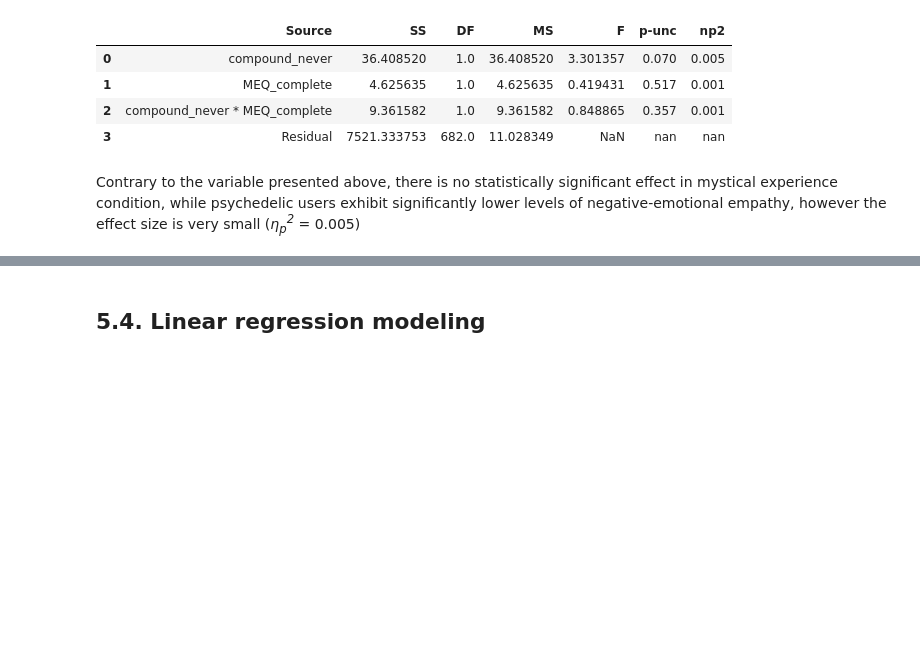
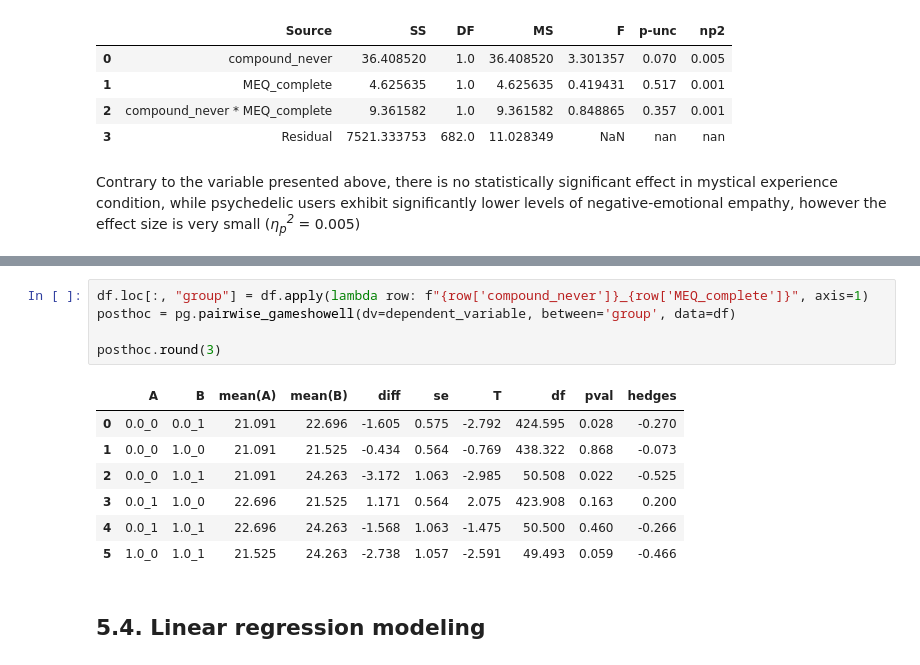
Before and after one commit to michal-owsiak/swps-university-research, a Jupyter notebook: research.ipynb, the cells around one changed output, grey strips where cells are left out. Drawn from its saved outputs; the diff is of its cells as text; blank space fills up the shorter version.

```diff
--- a/research.ipynb
+++ b/research.ipynb
@@ -934,3 +1036,16 @@ Contrary to the variable presented above, there is no statistically significant
+# %%
+df.loc[:, "group"] = df.apply(lambda row: f"{row['compound_never']}_{row['MEQ_complete']}", axis=1)
+posthoc = pg.pairwise_gameshowell(dv=dependent_variable, between='group', data=df)
+
+posthoc.round(3)
+# %% [output]
+|  | A | B | mean(A) | mean(B) | diff | se | T | df | pval | hedges |
+| 0 | 0.0_0 | 0.0_1 | 21.091 | 22.696 | -1.605 | 0.575 | -2.792 | 424.595 | 0.028 | -0.270 |
+| 1 | 0.0_0 | 1.0_0 | 21.091 | 21.525 | -0.434 | 0.564 | -0.769 | 438.322 | 0.868 | -0.073 |
+| 2 | 0.0_0 | 1.0_1 | 21.091 | 24.263 | -3.172 | 1.063 | -2.985 | 50.508 | 0.022 | -0.525 |
+| 3 | 0.0_1 | 1.0_0 | 22.696 | 21.525 | 1.171 | 0.564 | 2.075 | 423.908 | 0.163 | 0.200 |
+| 4 | 0.0_1 | 1.0_1 | 22.696 | 24.263 | -1.568 | 1.063 | -1.475 | 50.500 | 0.460 | -0.266 |
+| 5 | 1.0_0 | 1.0_1 | 21.525 | 24.263 | -2.738 | 1.057 | -2.591 | 49.493 | 0.059 | -0.466 |
 # %% [markdown]
 ## **5.4. Linear regression modeling**
 # %% [markdown]
```
Also changed, not shown: parts of 14 cells of this notebook.
